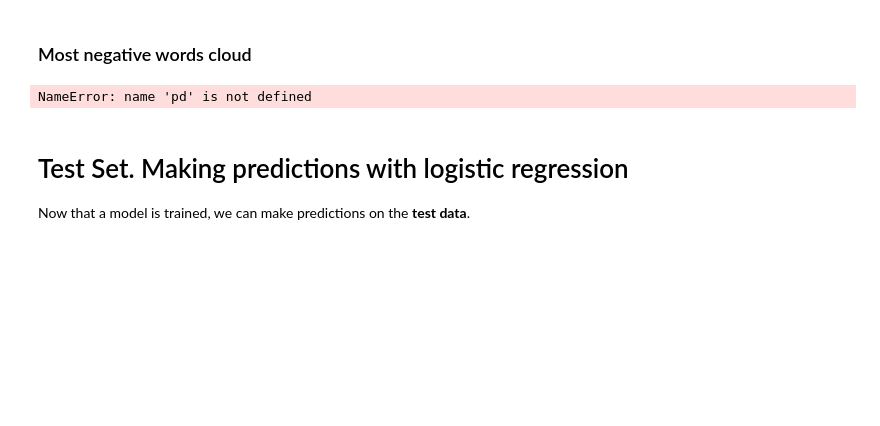
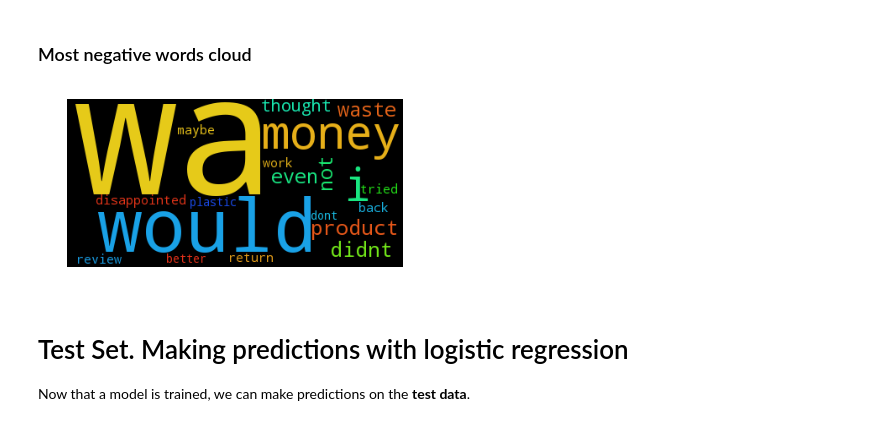
Before and after one commit to digeno/ProyectoFinMasterDataScience, a Jupyter notebook: Logistic Regression Model.ipynb, the cells around one changed output. Cells and saved outputs as stored; diff of their text form; code cells hidden in the pictures; blank space fills up the shorter version.

Commit message:
Cloud Words

```diff
--- a/Logistic Regression Model.ipynb
+++ b/Logistic Regression Model.ipynb
@@ -547,16 +548,17 @@ word_coefficient_tuples[0:20]
 # %%
 negativeWordsDf = pd.DataFrame(word_coefficient_tuples[0:20], columns=['word','probability'])
 
 def absProbability(row):
     return row["probability"].abs()
+
 negativeWordsDf['probability']=absProbability(negativeWordsDf)
 negativeData = [tuple(x) for x in negativeWordsDf.values]
-wordcloud = WordCloud(relative_scaling=.1).generate_from_frequencies(negativeData)
+wordcloud = WordCloud(relative_scaling=.5).generate_from_frequencies(negativeData)
 plt.imshow(wordcloud)
 plt.axis("off")
 plt.show()
 # %% [output]
-NameError: name 'pd' is not defined
+[figure, added]
 # %% [markdown]
 # Test Set. Making predictions with logistic regression
 Now that a model is trained, we can make predictions on the **test data**.
```
Also changed, not shown: parts of 1 cell of this notebook.
